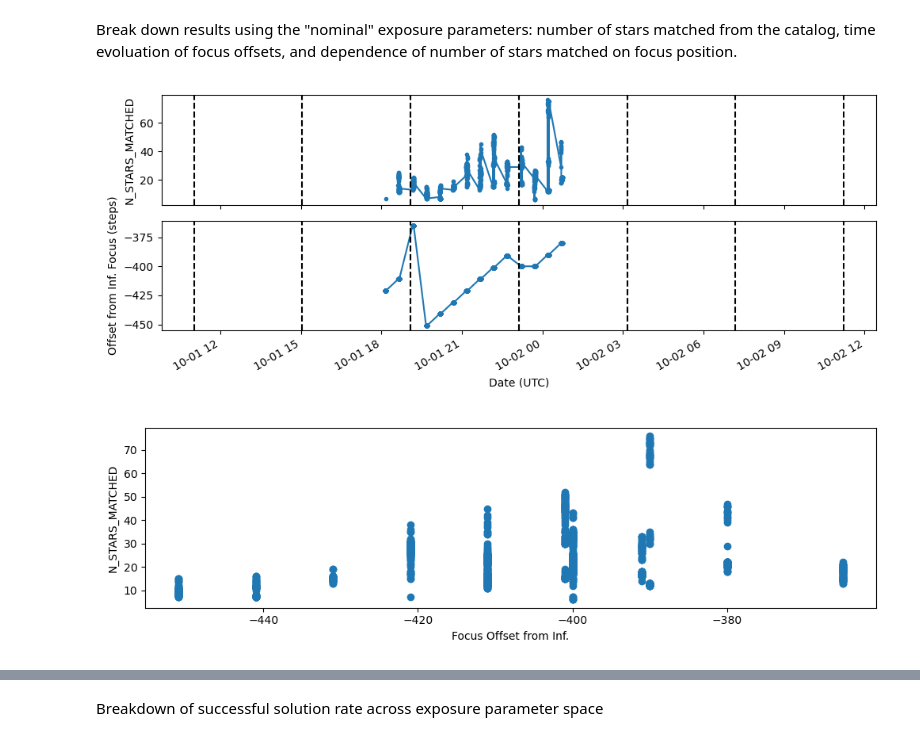
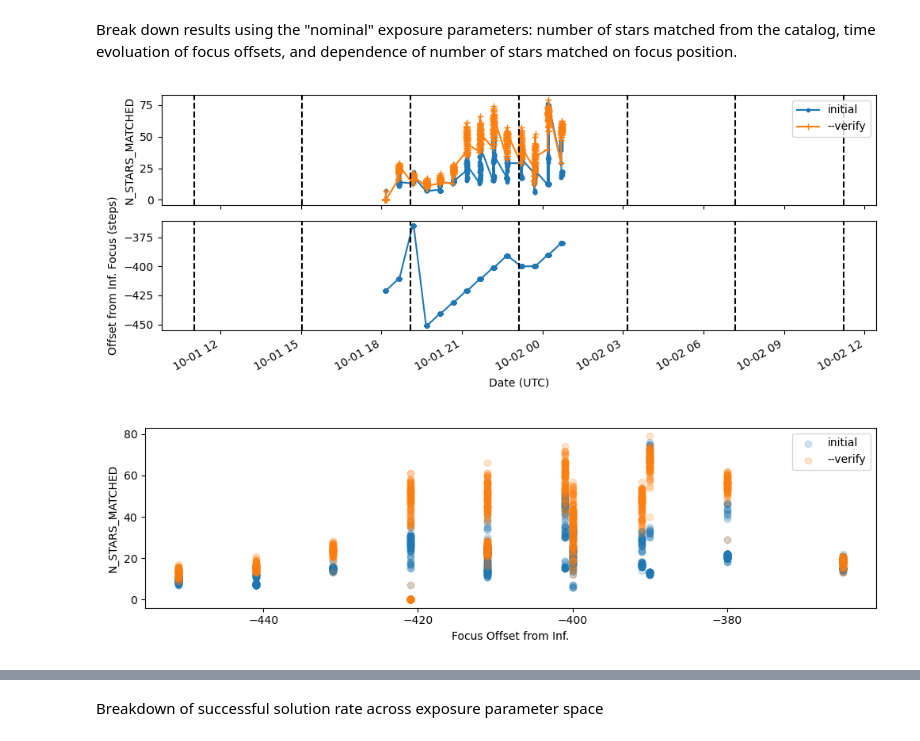
Before and after one commit to evanmayer/starcam-sim, a Jupyter notebook: pipeline/results_table_post_process.ipynb, the cells around one changed output, grey strips where cells are left out. Drawn from its saved outputs; the diff is of its cells as text; code cells hidden in the pictures.

```diff
--- a/pipeline/results_table_post_process.ipynb
+++ b/pipeline/results_table_post_process.ipynb
@@ -111,33 +112,51 @@ daytime_float = np.array(daytime_float)
 fig, ax = plt.subplots(figsize=(10,4), nrows=2, sharex=True)
 ax[0].plot(
     # img_table_solved[default_gain & default_exp & daytime_float]['TIMESTAMP'],
     t[t_not_nans & default_gain & default_exp & daytime_float],
     img_table_solved[t_not_nans & default_gain & default_exp & daytime_float]['N_STARS_MATCHED'],
-    marker='.'
+    marker='.',
+    label='initial'
+)
+ax[0].plot(
+    # img_table_solved[default_gain & default_exp & daytime_float]['TIMESTAMP'],
+    t[t_not_nans & default_gain & default_exp & daytime_float],
+    img_table_solved[t_not_nans & default_gain & default_exp & daytime_float]['N_STARS_REMATCHED'],
+    marker='+',
+    label='--verify'
 )
 [ax[0].axvline(af_time, color='k', linestyle='--') for af_time in af_times]
 ax[0].set_ylabel('N_STARS_MATCHED')
+ax[0].legend()
 
 ax[1].plot(
     # img_table_solved[default_gain & default_exp & daytime_float]['TIMESTAMP'],
     t[t_not_nans & default_gain & default_exp & daytime_float],
     img_table_solved[t_not_nans & default_gain & default_exp & daytime_float]['FOCUS'] - img_table_solved[t_not_nans & default_gain & default_exp & daytime_float]['FOCUSMAX'],
     marker='.'
 )
 [ax[1].axvline(af_time, color='k', linestyle='--') for af_time in af_times]
 ax[1].set_ylabel('Offset from Inf. Focus (steps)')
 ax[1].set_xlabel('Date (UTC)')
 fig.autofmt_xdate()
 fig.tight_layout()
 
 fig, ax = plt.subplots(figsize=(10,3))
 ax.scatter(
     img_table_solved[t_not_nans & default_gain & default_exp & daytime_float]['FOCUS'] - img_table_solved[t_not_nans & default_gain & default_exp & daytime_float]['FOCUSMAX'],
     img_table_solved[t_not_nans & default_gain & default_exp & daytime_float]['N_STARS_MATCHED'],
+    alpha=0.2,
+    label='initial'
 )
+ax.scatter(
+    img_table_solved[t_not_nans & default_gain & default_exp & daytime_float]['FOCUS'] - img_table_solved[t_not_nans & default_gain & default_exp & daytime_float]['FOCUSMAX'],
+    img_table_solved[t_not_nans & default_gain & default_exp & daytime_float]['N_STARS_REMATCHED'],
+    alpha=0.2,
+    label='--verify'
+)
+ax.legend()
 ax.set_xlabel('Focus Offset from Inf.')
 ax.set_ylabel('N_STARS_MATCHED')
 fig.tight_layout()
 # %% [output]
-[figure, old version]
+[figure, new version]
-[figure, old version]
+[figure, new version]
```
Also changed, not shown: parts of 12 cells of this notebook, 6 other files.
